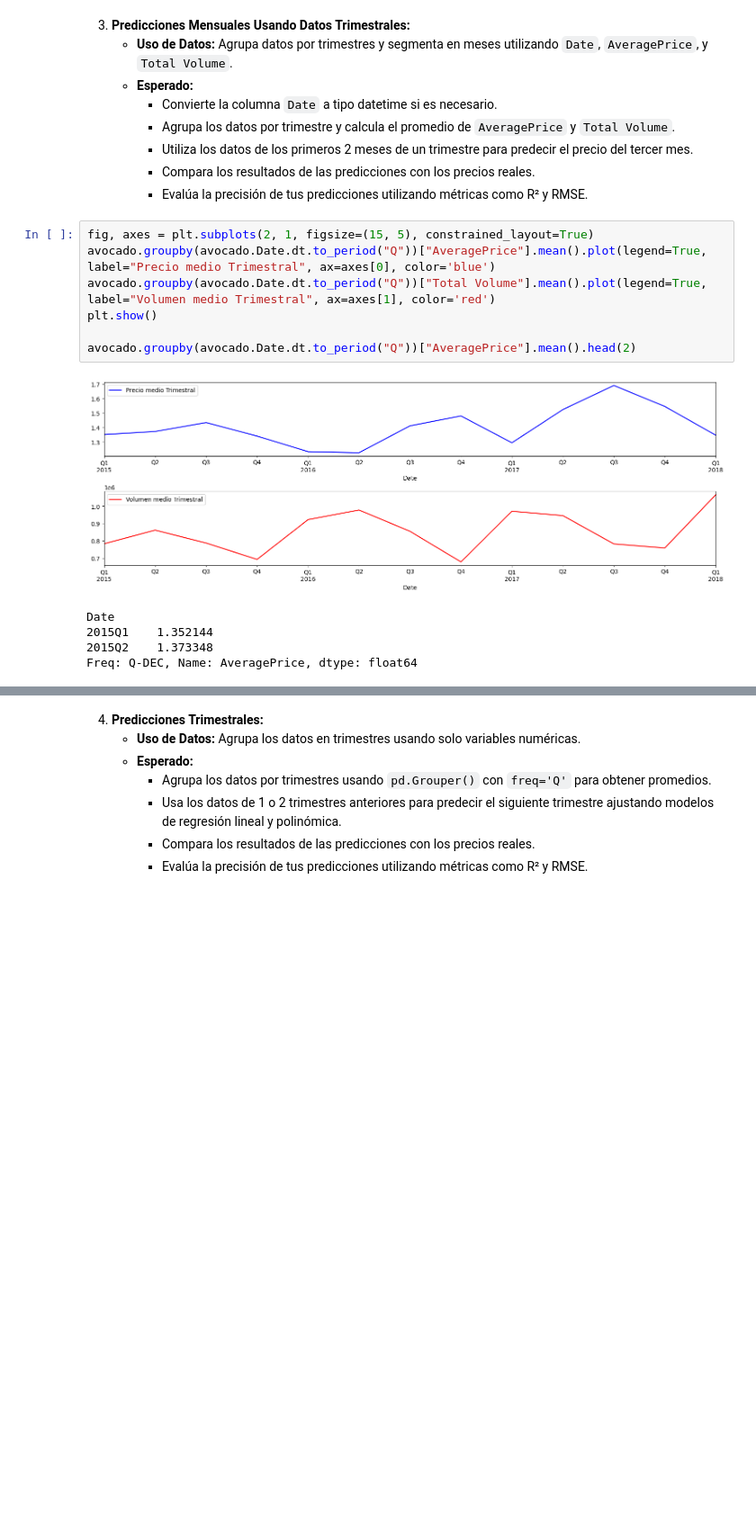
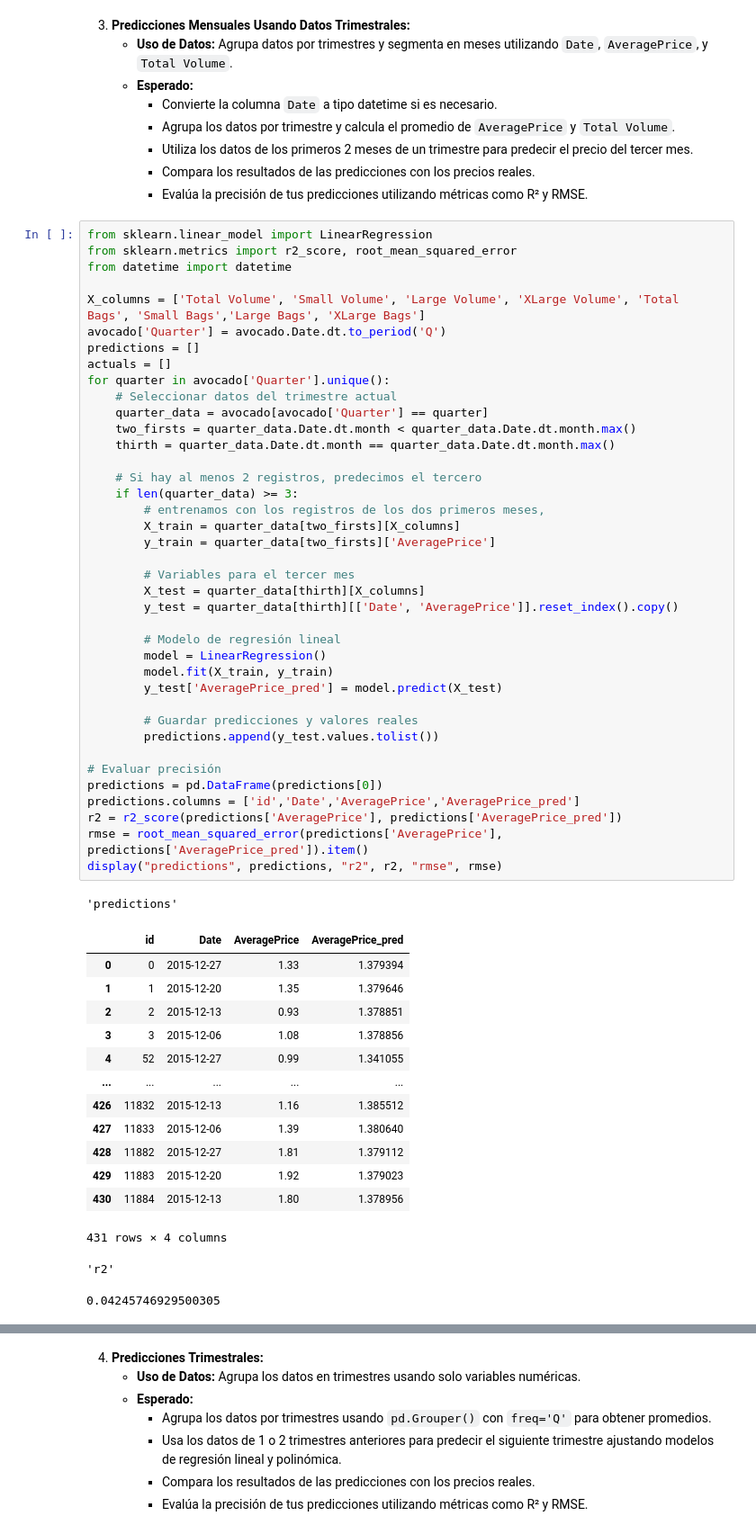
Before and after one commit to germanztz/data-science-uoc-avocado, a Jupyter notebook: german.ipynb, the cells around one changed output, grey strips where cells are left out. Shown at 90% size. Cells and saved outputs as stored; diff of their text form; blank space fills up the shorter version.

```diff
--- a/german.ipynb
+++ b/german.ipynb
@@ -455,16 +450,59 @@ Total Volume:  15523402593.400002 Suma de Small Volume, Large Volume y XLarge Vo
      - Utiliza los datos de los primeros 2 meses de un trimestre para predecir el precio del tercer mes.
      - Compara los resultados de las predicciones con los precios reales.
      - Evalúa la precisión de tus predicciones utilizando métricas como R² y RMSE.
-# %%
-fig, axes = plt.subplots(2, 1, figsize=(15, 5), constrained_layout=True)
-avocado.groupby(avocado.Date.dt.to_period("Q"))["AveragePrice"].mean().plot(legend=True, label="Precio medio Trimestral", ax=axes[0], color='blue')
-avocado.groupby(avocado.Date.dt.to_period("Q"))["Total Volume"].mean().plot(legend=True, label="Volumen medio Trimestral", ax=axes[1], color='red')
-plt.show()
-
-avocado.groupby(avocado.Date.dt.to_period("Q"))["AveragePrice"].mean().head(2)
-# %% [output]
-[figure, removed]
-Date
-2015Q1    1.352144
-2015Q2    1.373348
-Freq: Q-DEC, Name: AveragePrice, dtype: float64
+# %%
+from sklearn.linear_model import LinearRegression
+from sklearn.metrics import r2_score, root_mean_squared_error
+from datetime import datetime
+
+X_columns = ['Total Volume', 'Small Volume', 'Large Volume', 'XLarge Volume', 'Total Bags', 'Small Bags','Large Bags', 'XLarge Bags']
+avocado['Quarter'] = avocado.Date.dt.to_period('Q')
+predictions = []
+actuals = []
+for quarter in avocado['Quarter'].unique():
+    # Seleccionar datos del trimestre actual
+    quarter_data = avocado[avocado['Quarter'] == quarter]
+    two_firsts = quarter_data.Date.dt.month < quarter_data.Date.dt.month.max()
+    thirth = quarter_data.Date.dt.month == quarter_data.Date.dt.month.max()
+
+    # Si hay al menos 2 registros, predecimos el tercero
+    if len(quarter_data) >= 3:
+        # entrenamos con los registros de los dos primeros meses,
+        X_train = quarter_data[two_firsts][X_columns]
+        y_train = quarter_data[two_firsts]['AveragePrice']
+
+        # Variables para el tercer mes
+        X_test = quarter_data[thirth][X_columns]
+        y_test = quarter_data[thirth][['Date', 'AveragePrice']].reset_index().copy()
+
+        # Modelo de regresión lineal
+        model = LinearRegression()
+        model.fit(X_train, y_train)
+        y_test['AveragePrice_pred'] = model.predict(X_test)
+
+        # Guardar predicciones y valores reales
+        predictions.append(y_test.values.tolist())
+
+# Evaluar precisión
+predictions = pd.DataFrame(predictions[0])
+predictions.columns = ['id','Date','AveragePrice','AveragePrice_pred']
+r2 = r2_score(predictions['AveragePrice'], predictions['AveragePrice_pred'])
+rmse = root_mean_squared_error(predictions['AveragePrice'], predictions['AveragePrice_pred']).item()
+display("predictions", predictions, "r2", r2, "rmse", rmse)
+# %% [output]
+'predictions'
+|  | id | Date | AveragePrice | AveragePrice_pred |
+| 0 | 0 | 2015-12-27 | 1.33 | 1.379394 |
+| 1 | 1 | 2015-12-20 | 1.35 | 1.379646 |
+| 2 | 2 | 2015-12-13 | 0.93 | 1.378851 |
+| 3 | 3 | 2015-12-06 | 1.08 | 1.378856 |
+| 4 | 52 | 2015-12-27 | 0.99 | 1.341055 |
+| ... | ... | ... | ... | ... |
+| 426 | 11832 | 2015-12-13 | 1.16 | 1.385512 |
+| 427 | 11833 | 2015-12-06 | 1.39 | 1.380640 |
+| 428 | 11882 | 2015-12-27 | 1.81 | 1.379112 |
+| 429 | 11883 | 2015-12-20 | 1.92 | 1.379023 |
+| 430 | 11884 | 2015-12-13 | 1.80 | 1.378956 |
+431 rows × 4 columns
+'r2'
+0.04245746929500305
```
Also changed, not shown: parts of 6 cells of this notebook.
